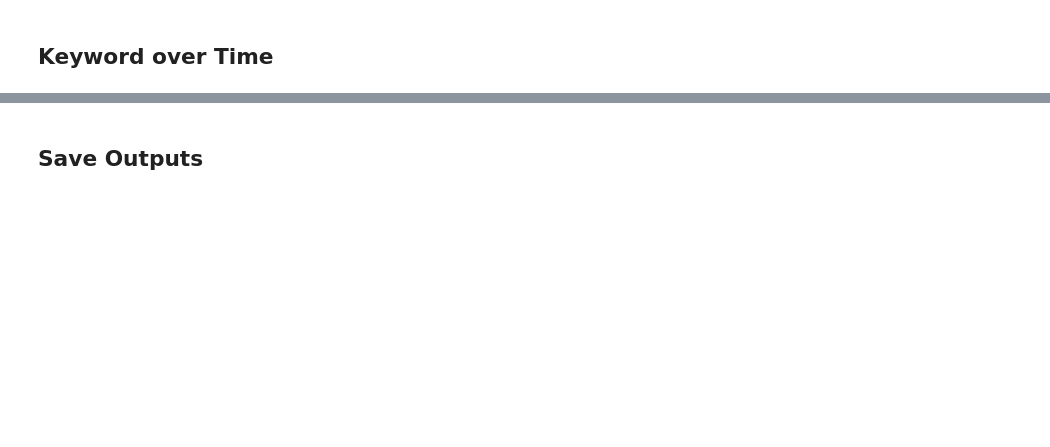
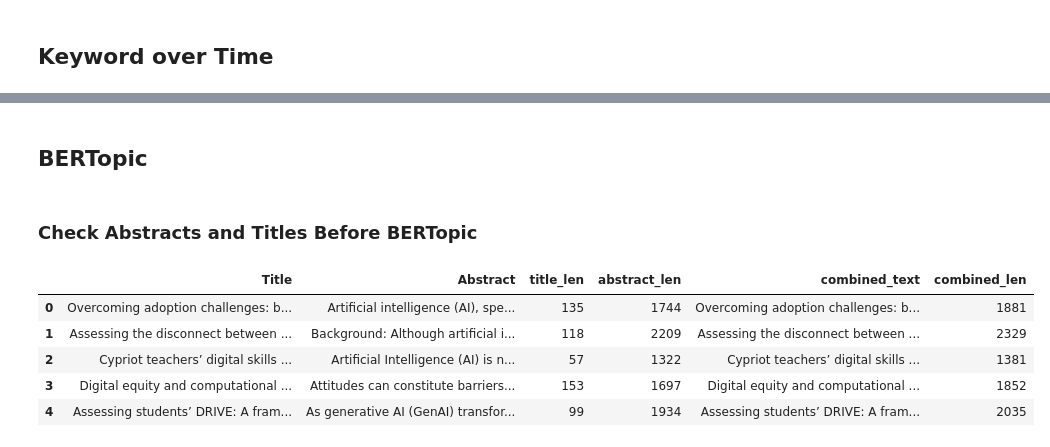
Before and after one commit to namigabbasov/ai-literacy-bibliometric-analysis, a Jupyter notebook: scripts/RQ4_thematic_analysis.ipynb, the cells around one changed output, grey strips where cells are left out. Cells and saved outputs as stored; diff of their text form; code cells hidden in the pictures; blank space fills up the shorter version.

```diff
--- a/scripts/RQ4_thematic_analysis.ipynb
+++ b/scripts/RQ4_thematic_analysis.ipynb
@@ -475,2 +201,0 @@ plt.show()
-# %% [markdown]
-## Save Outputs
@@ -503,0 +202,29 @@ print("Saved: outputs/topic_models/bertopic_model/")
+# %% [markdown]
+## **BERTopic**
+# %% [markdown]
+### Check Abstracts and Titles Before BERTopic
+# %%
+pd.set_option("display.max_colwidth", 500)
+
+text_check = df[["Title", "Abstract"]].copy()
+
+text_check["Title"] = text_check["Title"].fillna("").astype(str)
+text_check["Abstract"] = text_check["Abstract"].fillna("").astype(str)
+
+text_check["title_len"] = text_check["Title"].str.len()
+text_check["abstract_len"] = text_check["Abstract"].str.len()
+text_check["combined_text"] = (
+    text_check["Title"].str.strip()
+    + ". "
+    + text_check["Abstract"].str.strip()
+).str.replace(r"\s+", " ", regex=True).str.strip()
+text_check["combined_len"] = text_check["combined_text"].str.len()
+
+text_check.head()
+# %% [output]
+|  | Title | Abstract | title_len | abstract_len | combined_text | combined_len |
+| 0 | Overcoming adoption challenges: b... | Artificial intelligence (AI), spe... | 135 | 1744 | Overcoming adoption challenges: b... | 1881 |
+| 1 | Assessing the disconnect between ... | Background: Although artificial i... | 118 | 2209 | Assessing the disconnect between ... | 2329 |
+| 2 | Cypriot teachers’ digital skills ... | Artificial Intelligence (AI) is n... | 57 | 1322 | Cypriot teachers’ digital skills ... | 1381 |
+| 3 | Digital equity and computational ... | Attitudes can constitute barriers... | 153 | 1697 | Digital equity and computational ... | 1852 |
+| 4 | Assessing students’ DRIVE: A fram... | As generative AI (GenAI) transfor... | 99 | 1934 | Assessing students’ DRIVE: A fram... | 2035 |
```
Also changed, not shown: parts of 70 cells of this notebook, 58 other files.
